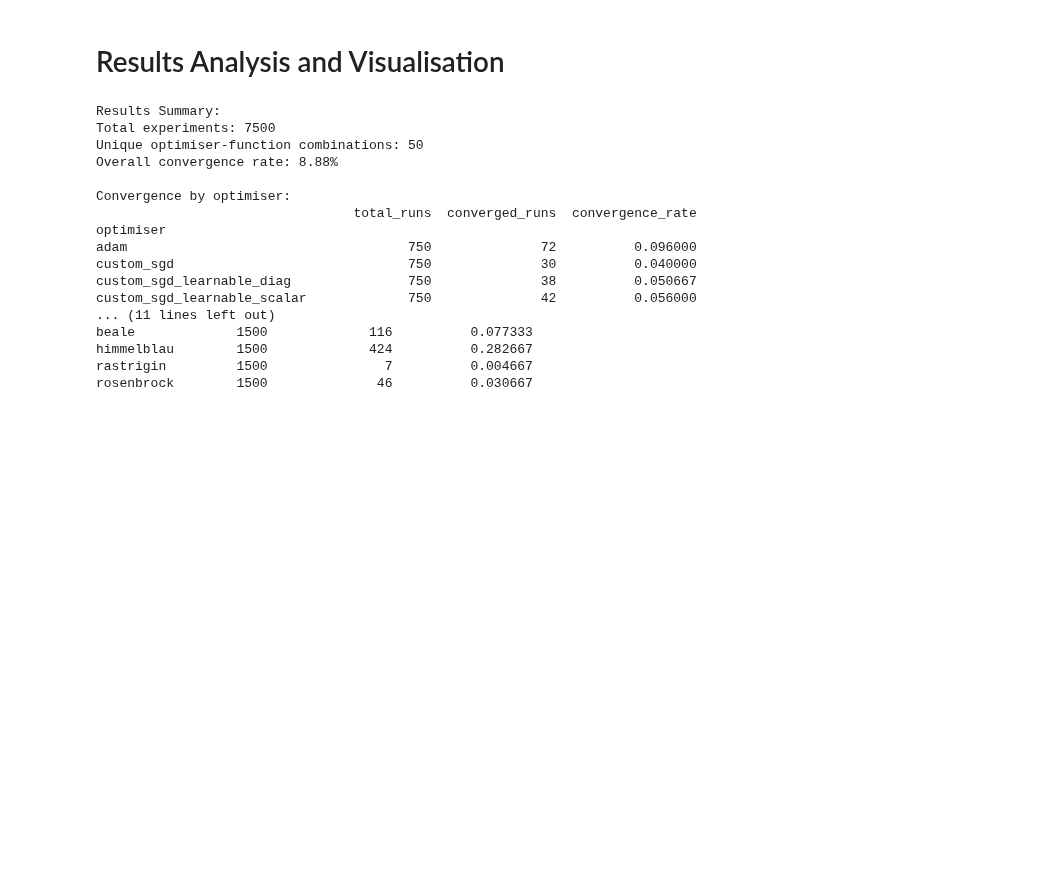
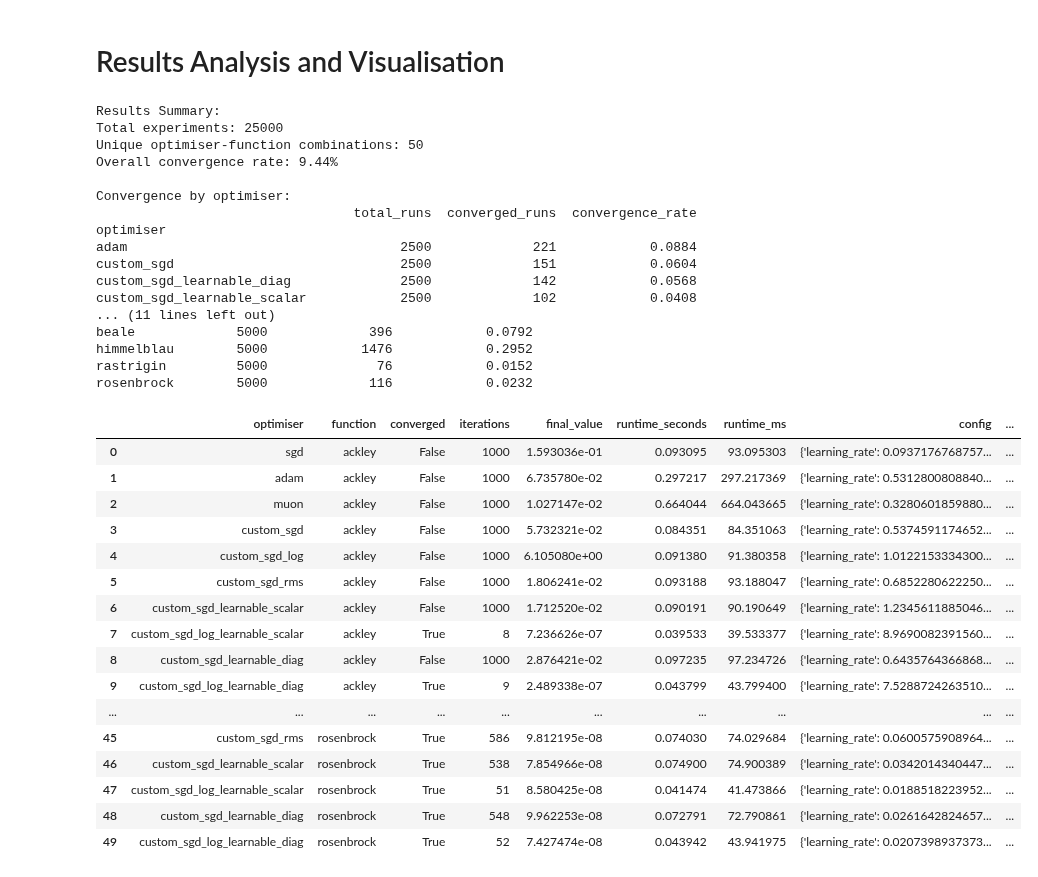
Before and after one commit to Noah-Everett/Induced-Metric-Optimiser, a Jupyter notebook: analysis/small_examples.ipynb, the cells around one changed output. Drawn from its saved outputs; the diff is of its cells as text; code cells hidden in the pictures; blank space fills up the shorter version.

```diff
--- a/analysis/small_examples.ipynb
+++ b/analysis/small_examples.ipynb
@@ -481,11 +477,13 @@ def analyse_results(results: List[OptimisationResult]) -> pd.DataFrame:
             'optimiser': result.optimiser_name,
             'function': result.function_name,
             'converged': result.converged,
-            'iterations': max(result.iterations, 1),
-            'final_value': max(result.final_value, 1e-12),
-            'runtime_seconds': max(result.runtime_seconds, 1e-9),
-            'runtime_ms': max(result.runtime_seconds * 1000, 1e-6),
-            'config': str(result.config)
+            'iterations': result.iterations,
+            'final_value': result.final_value,
+            'runtime_seconds': result.runtime_seconds,
+            'runtime_ms': result.runtime_seconds * 1000,
+            'config': result.config,
+            'convergence_history': list(result.convergence_history),
+            'result_obj': result
         })
     return pd.DataFrame(data)
 
@@ -526,22 +524,56 @@ convergence_by_func.columns = ['total_runs', 'converged_runs', 'convergence_rate
 print(convergence_by_func)
 # %% [output]
 Results Summary:
-Total experiments: 7500
+Total experiments: 25000
 Unique optimiser-function combinations: 50
-Overall convergence rate: 8.88%
+Overall convergence rate: 9.44%
 
 Convergence by optimiser:
                                  total_runs  converged_runs  convergence_rate
 optimiser
-adam                                    750              72          0.096000
-custom_sgd                              750              30          0.040000
-custom_sgd_learnable_diag               750              38          0.050667
-custom_sgd_learnable_scalar             750              42          0.056000
+adam                                   2500             221            0.0884
+custom_sgd                             2500             151            0.0604
+custom_sgd_learnable_diag              2500             142            0.0568
+custom_sgd_learnable_scalar            2500             102            0.0408
 ... (11 lines left out)
-beale             1500             116          0.077333
-himmelblau        1500             424          0.282667
-rastrigin         1500               7          0.004667
-rosenbrock        1500              46          0.030667
+beale             5000             396            0.0792
+himmelblau        5000            1476            0.2952
+rastrigin         5000              76            0.0152
+rosenbrock        5000             116            0.0232
+# %%
+optimiser_order = [
+    'sgd',
+    'adam',
+    'muon',
+    'custom_sgd',
+    'custom_sgd_log',
+    'custom_sgd_rms',
+    'custom_sgd_learnable_scalar',
+    'custom_sgd_log_learnable_scalar',
+    'custom_sgd_learnable_diag',
+    'custom_sgd_log_learnable_diag'
+]
+best_df['optimiser'] = pd.Categorical(best_df['optimiser'], categories=optimiser_order, ordered=True)
+best_df = best_df.sort_values(by=['function', 'optimiser']).reset_index(drop=True)
+best_df
+# %% [output]
+|  | optimiser | function | converged | iterations | final_value | runtime_seconds | runtime_ms | config | ... |
+| 0 | sgd | ackley | False | 1000 | 1.593036e-01 | 0.093095 | 93.095303 | {'learning_rate': 0.0937176768757... | ... |
+| 1 | adam | ackley | False | 1000 | 6.735780e-02 | 0.297217 | 297.217369 | {'learning_rate': 0.5312800808840... | ... |
+| 2 | muon | ackley | False | 1000 | 1.027147e-02 | 0.664044 | 664.043665 | {'learning_rate': 0.3280601859880... | ... |
+| 3 | custom_sgd | ackley | False | 1000 | 5.732321e-02 | 0.084351 | 84.351063 | {'learning_rate': 0.5374591174652... | ... |
+| 4 | custom_sgd_log | ackley | False | 1000 | 6.105080e+00 | 0.091380 | 91.380358 | {'learning_rate': 1.0122153334300... | ... |
+| 5 | custom_sgd_rms | ackley | False | 1000 | 1.806241e-02 | 0.093188 | 93.188047 | {'learning_rate': 0.6852280622250... | ... |
+| 6 | custom_sgd_learnable_scalar | ackley | False | 1000 | 1.712520e-02 | 0.090191 | 90.190649 | {'learning_rate': 1.2345611885046... | ... |
+| 7 | custom_sgd_log_learnable_scalar | ackley | True | 8 | 7.236626e-07 | 0.039533 | 39.533377 | {'learning_rate': 8.9690082391560... | ... |
+| 8 | custom_sgd_learnable_diag | ackley | False | 1000 | 2.876421e-02 | 0.097235 | 97.234726 | {'learning_rate': 0.6435764366868... | ... |
+| 9 | custom_sgd_log_learnable_diag | ackley | True | 9 | 2.489338e-07 | 0.043799 | 43.799400 | {'learning_rate': 7.5288724263510... | ... |
+| ... | ... | ... | ... | ... | ... | ... | ... | ... | ... |
+| 45 | custom_sgd_rms | rosenbrock | True | 586 | 9.812195e-08 | 0.074030 | 74.029684 | {'learning_rate': 0.0600575908964... | ... |
+| 46 | custom_sgd_learnable_scalar | rosenbrock | True | 538 | 7.854966e-08 | 0.074900 | 74.900389 | {'learning_rate': 0.0342014340447... | ... |
+| 47 | custom_sgd_log_learnable_scalar | rosenbrock | True | 51 | 8.580425e-08 | 0.041474 | 41.473866 | {'learning_rate': 0.0188518223952... | ... |
+| 48 | custom_sgd_learnable_diag | rosenbrock | True | 548 | 9.962253e-08 | 0.072791 | 72.790861 | {'learning_rate': 0.0261642824657... | ... |
+| 49 | custom_sgd_log_learnable_diag | rosenbrock | True | 52 | 7.427474e-08 | 0.043942 | 43.941975 | {'learning_rate': 0.0207398937373... | ... |
 # %%
 # Performance comparison visualization
 fig, axes = plt.subplots(2, 3, figsize=(28, 12))
```
Also changed, not shown: parts of 7 cells of this notebook.
